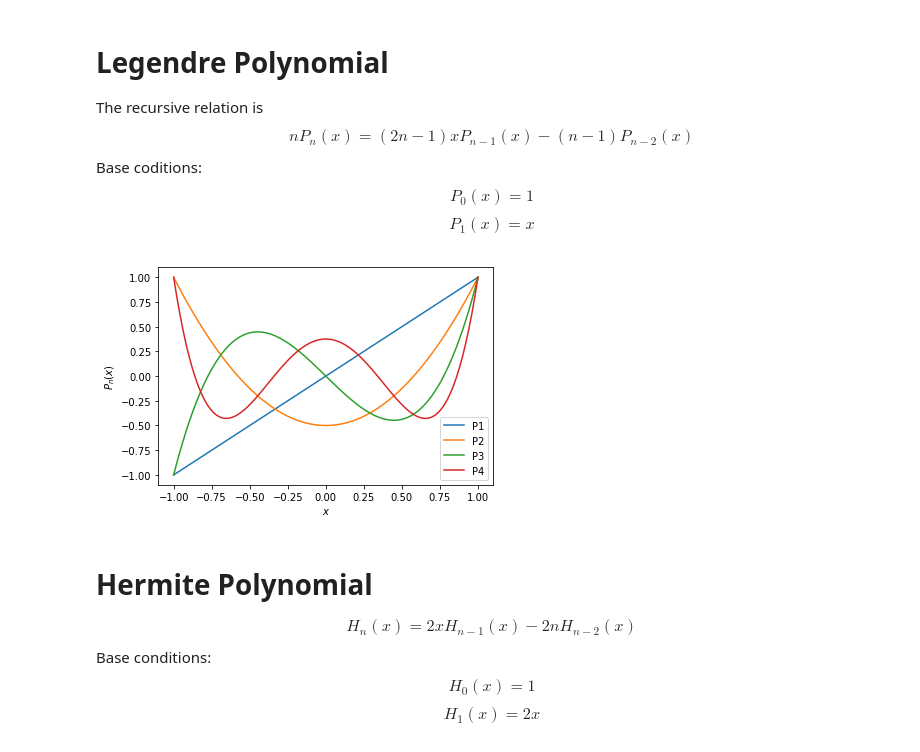
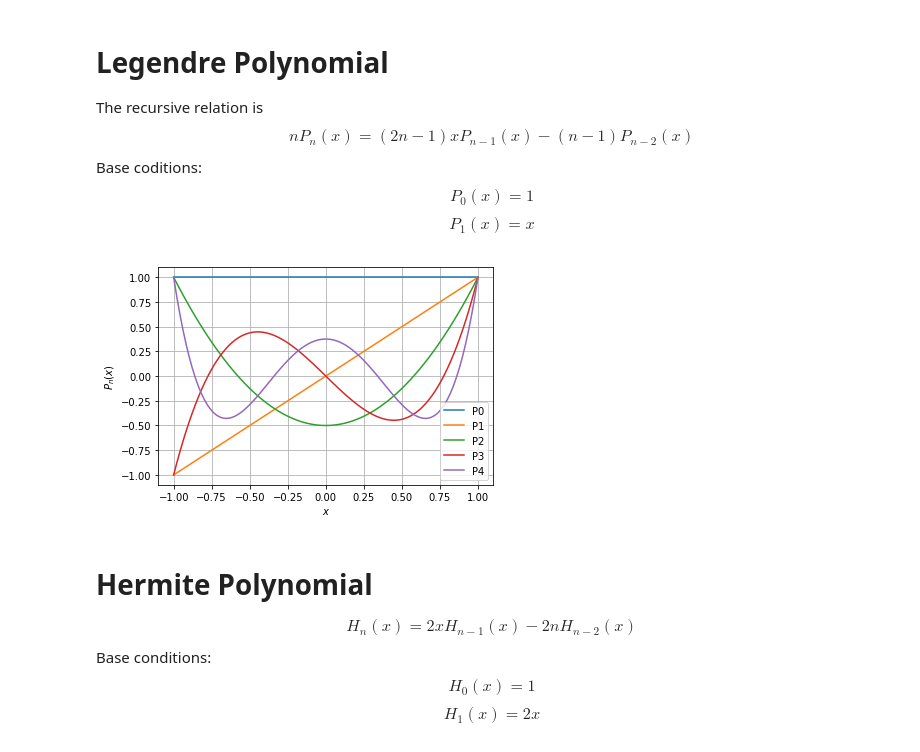
Before and after one commit to Souvik-0612/Polynomial-plotiing, a Jupyter notebook: Polynomial drawing; Legendre and Hermite Polynomial.ipynb, the cells around one changed output. Cells and saved outputs as stored; diff of their text form; code cells hidden in the pictures.

```diff
--- a/Polynomial drawing; Legendre and Hermite Polynomial.ipynb
+++ b/Polynomial drawing; Legendre and Hermite Polynomial.ipynb
@@ -22,17 +22,20 @@ def P(n, x):
 # %%
 import matplotlib.pyplot as plt
 import numpy as np
 
 x = np.linspace(-1, 1, 100)
+plt.plot(x, np.ones((100)), label = "P0")
 for i in range(1,5):
     plt.plot(x, P(i,x), label = 'P'+str(i))
 
 plt.legend(loc = 'best')
 plt.xlabel("$x$")
 plt.ylabel("$P_n(x)$")
+plt.grid()
 plt.show()
+plt.show()
 # %% [output]
-[figure, old version]
+[figure, new version]
 # %% [markdown]
 # Hermite Polynomial
 $$ H_{n}(x) = 2xH_{n-1}(x) - 2nH_{n-2}(x)$$
```
Also changed, not shown: parts of 2 cells of this notebook.
